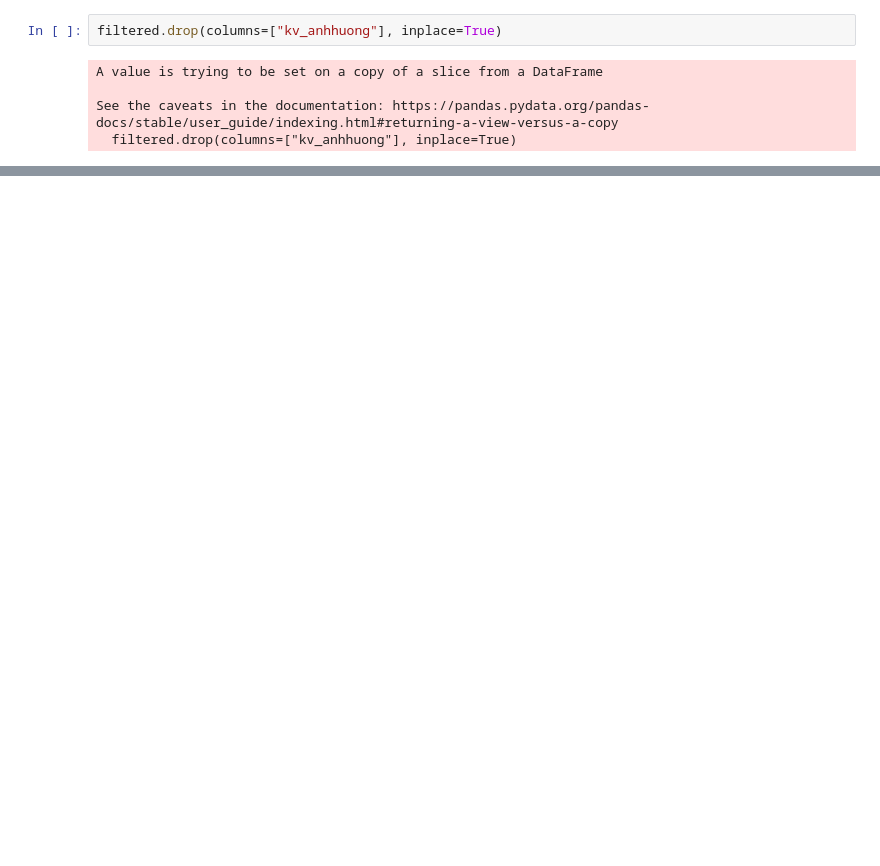
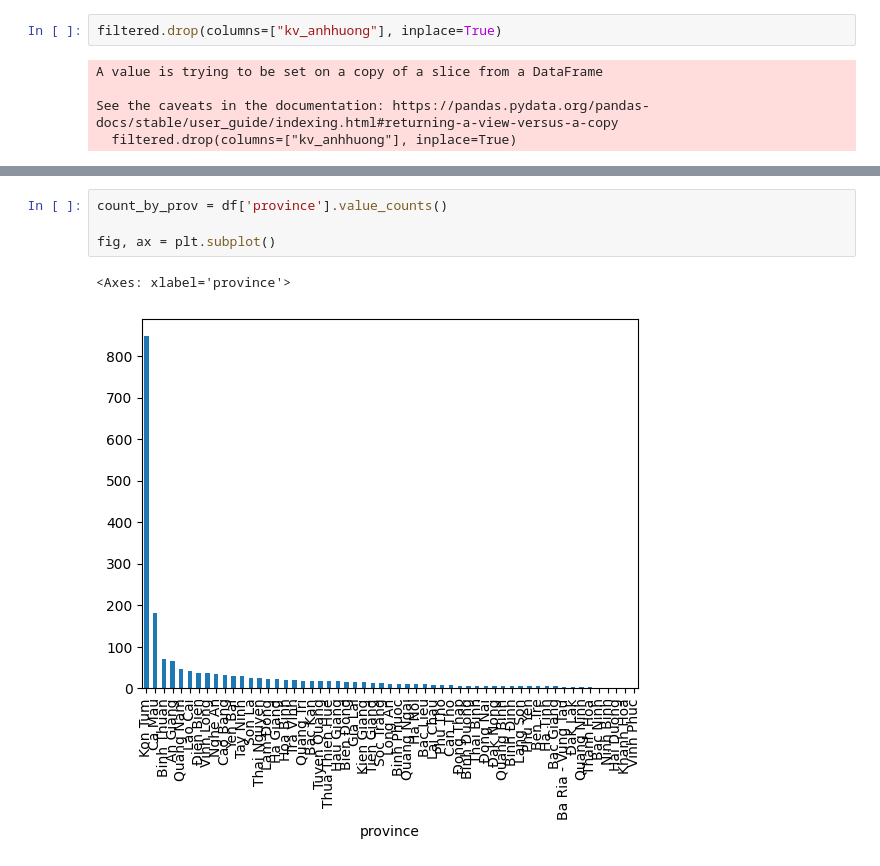
Before and after one commit to nguyen451/Small-Disaster-Tracker, a Jupyter notebook: project/helper/prep.ipynb, the cells around one changed output, grey strips where cells are left out. Saved outputs shown, nothing was run; the diff lists cells and outputs as text; blank space fills up the shorter version.

```diff
--- a/project/helper/prep.ipynb
+++ b/project/helper/prep.ipynb
@@ -247,0 +329,7 @@ See the caveats in the documentation: https://pandas.pydata.org/pandas-docs/stab
+# %%
+count_by_prov = df['province'].value_counts()
+
+fig, ax = plt.subplot()
+# %% [output]
+<Axes: xlabel='province'>
+[figure, added]
```
Also changed, not shown: parts of 13 cells of this notebook, 6 other files.
